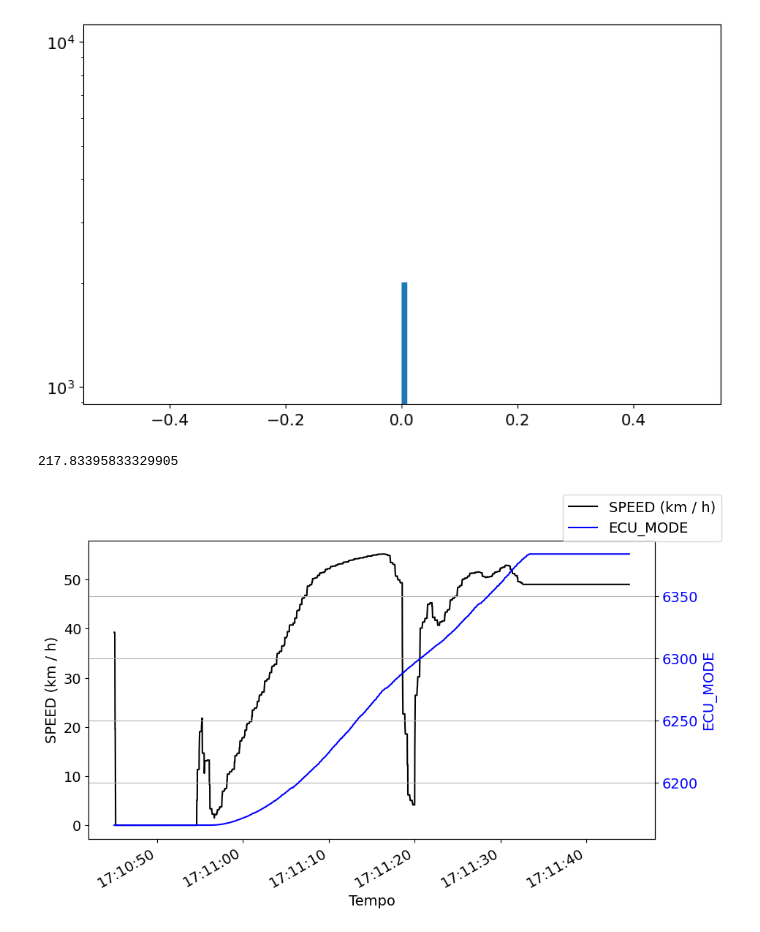
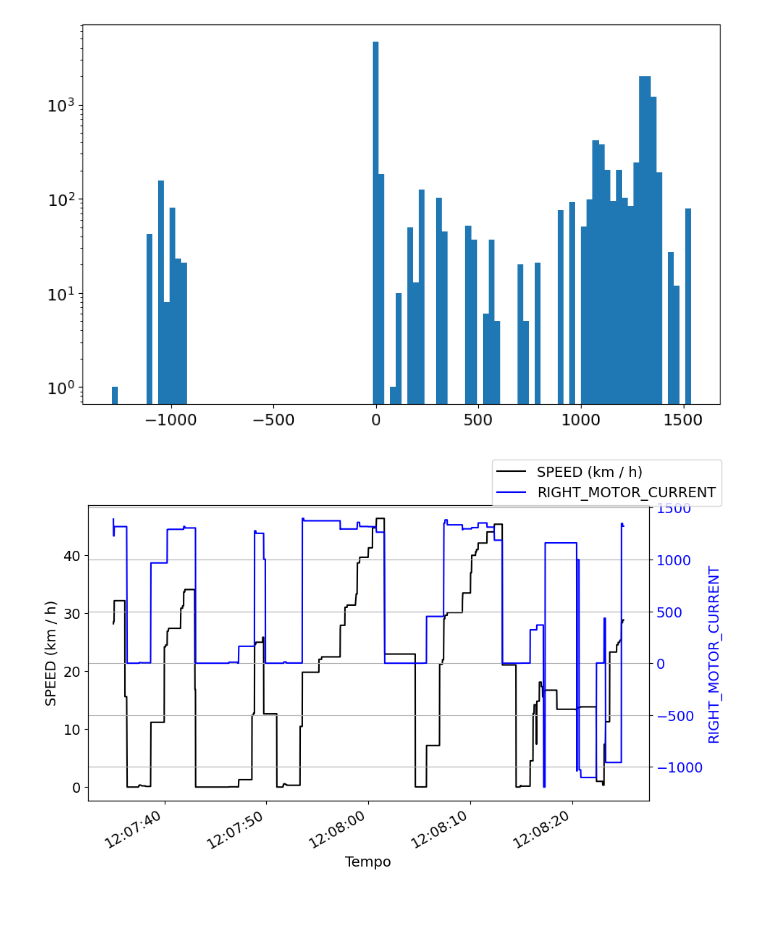
Before and after one commit to Tesla-UFMG/Data-Analysis, a Jupyter notebook: csv_testing.ipynb, the cells around one changed output. Cells and saved outputs as stored; diff of their text form; code cells hidden in the pictures; blank space fills up the shorter version.

```diff
--- a/csv_testing.ipynb
+++ b/csv_testing.ipynb
@@ -12,10 +12,10 @@ plt.rcParams["figure.figsize"] = (10, 6)
 
 # dataset_path = "./data/dados_telemetria/teste_odonto_08122025/full/odonto_08122025/mike"
 # dataset_path = "./data/dados_telemetria/oficina_151225_comp/full/mike"
-dataset_path = "./data/dados_telemetria/betim_161225/full/miguelito2"
+dataset_path = "./data/dados_telemetria/betim_161225/full/miguelito1"
 
 
-full_df = pd.read_csv(f'{dataset_path}/miguelito2_enduro2.csv')
+full_df = pd.read_csv(f'{dataset_path}/miguelito1_enduro6.csv')
 # full_df.tail(20)
 
 # dataset_path = "./data/dados_telemetria/teste_odonto_08122025/full/"
@@ -27,7 +27,7 @@ plt.hist(full_df['LEFT_MOTOR_CURRENT'], bins = 100)
 plt.yscale("log")
 plt.show()
 # %% [output]
-[figure, old version]
+[figure, new version]
 # %%
 def get_range_by_time(timestamps, start_date, end_date):
     if end_date == -1 or start_date == -1:
@@ -54,9 +54,9 @@ def get_range_by_time(timestamps, start_date, end_date):
 
     return range(start_idx, end_idx)
 
-START_DATE = datetime(2025, 12, 15, 15, 51, 35, tzinfo=ZoneInfo("America/Sao_Paulo"))
-END_DATE = datetime(2025, 12, 15, 15, 52, 25, tzinfo=ZoneInfo("America/Sao_Paulo"))
-END_DATE = -1
+START_DATE = datetime(2025, 12, 16, 12, 7, 35, tzinfo=ZoneInfo("America/Sao_Paulo"))
+END_DATE = datetime(2025, 12, 16, 12, 8, 25, tzinfo=ZoneInfo("America/Sao_Paulo"))
+# END_DATE = -1
 
 range_plot = get_range_by_time(full_df['timestamp'], START_DATE, END_DATE)
 timestamps_plot = full_df['timestamp'][range_plot] / 1000
@@ -66,36 +66,33 @@ dates_plot = [datetime.fromtimestamp(ts) for ts in timestamps_plot]
 # %%
 car_velocity = full_df['VEHICLE_SPEED']
 # car_velocity = (full_df['LEFT_MOTOR_SPEED'] + full_df['RIGHT_MOTOR_SPEED']) / 2
-mode = full_df['HODOMETRO']
+mode = full_df['RIGHT_MOTOR_CURRENT']
 
 # Create the plot
 fig, ax1 = plt.subplots()
 ax1.plot(dates_plot, car_velocity[range_plot], color="black", label="SPEED (km / h)")
 ax1.set_xlabel('Tempo')
 ax1.set_ylabel('SPEED (km / h)', color='black')
 
 # Create a second y-axis sharing the same x-axis
 ax2 = ax1.twinx()
 
-ax2.plot(dates_plot, mode[range_plot], color="blue", label="ECU_MODE")
-ax2.set_ylabel('ECU_MODE', color='blue')
+ax2.plot(dates_plot, mode[range_plot], color="blue", label="RIGHT_MOTOR_CURRENT")
+ax2.set_ylabel('RIGHT_MOTOR_CURRENT', color='blue')
 ax2.tick_params(axis='y', labelcolor='blue')
 
 date_format = mdates.DateFormatter("%H:%M:%S")
 ax1.xaxis.set_major_formatter(date_format)
 
 # Optional: Rotate x-axis labels for better readability if they overlap
 fig.autofmt_xdate()
 
-print(full_df['HODOMETRO'][len(full_df['HODOMETRO']) - 1] - full_df['HODOMETRO'][0])
-
 # Optional: align legends
 fig.legend(loc='upper right')
 plt.grid(True)
 plt.show()
 # %% [output]
-217.83395833329905
-[figure, old version]
+[figure, new version]
 # %%
 fig, axs = plt.subplots(4,2, figsize=(16,10)) # Adjust figsize as needed
 
```
Also changed, not shown: parts of 2 cells of this notebook, 15 other files.
